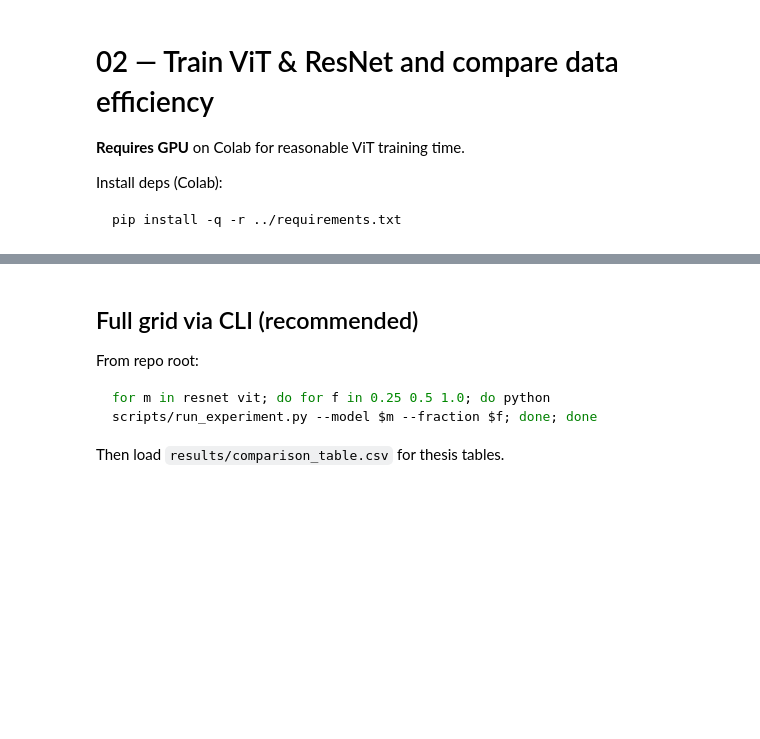
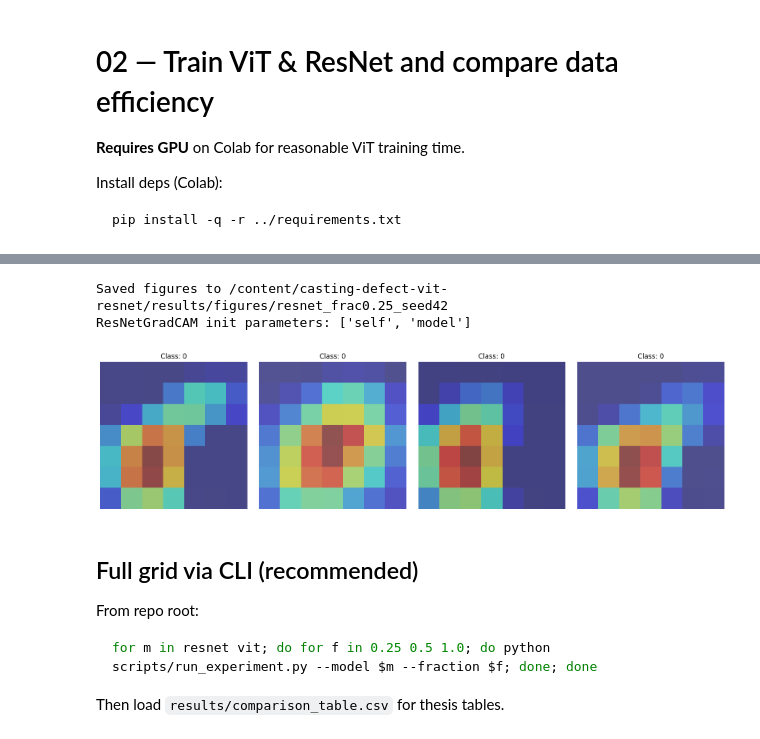
Before and after one commit to anshikareddy403/casting-defect-vit-resnet, a Jupyter notebook: notebooks/02_train_and_compare.ipynb, the cells around one changed output, grey strips where cells are left out. Cells and saved outputs as stored; diff of their text form; code cells hidden in the pictures; blank space fills up the shorter version.

```diff
--- a/notebooks/02_train_and_compare.ipynb
+++ b/notebooks/02_train_and_compare.ipynb
@@ -10,8 +34,20 @@ pip install -q -r ../requirements.txt
 # %%
+import os
 import sys
 from pathlib import Path
 
-ROOT = Path('..').resolve()
+def _find_project_root() -> Path:
+    for candidate in (
+        Path('/content/casting-defect-vit-resnet'),
+        Path.cwd(),
+        Path('..').resolve(),
+    ):
+        if (candidate / 'src' / 'data.py').is_file():
+            return candidate
+    raise FileNotFoundError('Run git clone setup first.')
+
+ROOT = _find_project_root()
+os.chdir(ROOT)
 if str(ROOT) not in sys.path:
     sys.path.insert(0, str(ROOT))
 
@@ -96,3 +154,47 @@ if MODEL == 'resnet':
+# %%
+fig_dir = ensure_dir(ROOT / cfg['paths']['figures'] / run_name)
+plot_training_history(history, fig_dir / 'training_curves.png', title=run_name)
+plot_confusion_matrix(eval_out['metrics']['confusion_matrix'], fig_dir / 'confusion_matrix.png', title=run_name)
+print('Saved figures to', fig_dir)
+
+if MODEL == 'resnet':
+    import src.visualize as vis
+    import inspect
+    import matplotlib.pyplot as plt
+
+    # Dynamically resolve class
+    GradCamClass = getattr(vis, 'ResNetGradCAM')
+    init_params = inspect.signature(GradCamClass.__init__).parameters
+    print("ResNetGradCAM init parameters:", list(init_params.keys()))
+
+    # Instantiate properly depending on arguments
+    if 'target_layer' in init_params:
+        cam = GradCamClass(model, target_layer=model.layer4[-1])
+    else:
+        cam = GradCamClass(model)
+
+    images, labels = next(iter(test_loader))
+    fig, axes = plt.subplots(1, 4, figsize=(16, 4))
+    for i in range(min(4, len(images))):
+        img_3d = images[i]  # Use 3D tensor to avoid the double unsqueeze 5D error
+        heat = cam(img_3d.to(device), class_idx=int(labels[i].item()))
+
+        mean = torch.tensor([0.485, 0.456, 0.406]).view(3, 1, 1)
+        std = torch.tensor([0.229, 0.224, 0.225]).view(3, 1, 1)
+        denorm = (img_3d * std + mean).permute(1, 2, 0).numpy().clip(0, 1)
+
+        axes[i].imshow(denorm)
+        axes[i].imshow(heat, cmap='jet', alpha=0.5)
+        axes[i].set_title(f"Class: {labels[i].item()}")
+        axes[i].axis('off')
+
+    plt.tight_layout()
+    plt.savefig(fig_dir / 'gradcam.png')
+    plt.show()
+# %% [output]
+Saved figures to /content/casting-defect-vit-resnet/results/figures/resnet_frac0.25_seed42
+ResNetGradCAM init parameters: ['self', 'model']
+[figure, added]
 # %% [markdown]
 ## Full grid via CLI (recommended)
 
```
Also changed, not shown: parts of 5 cells of this notebook, 1 other file.
